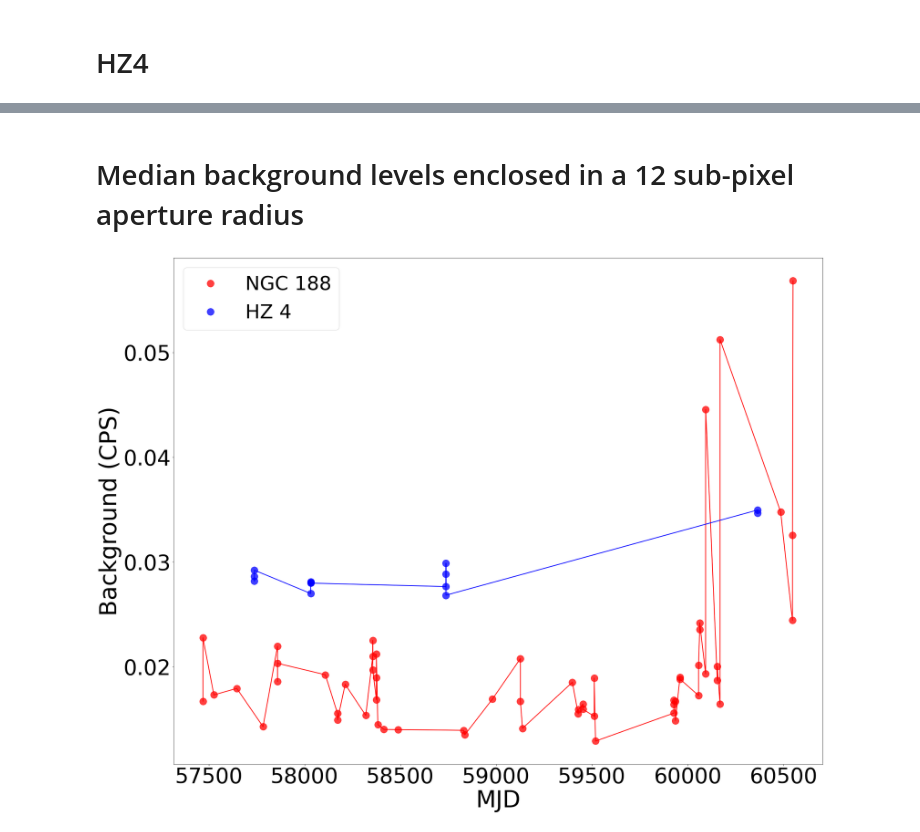
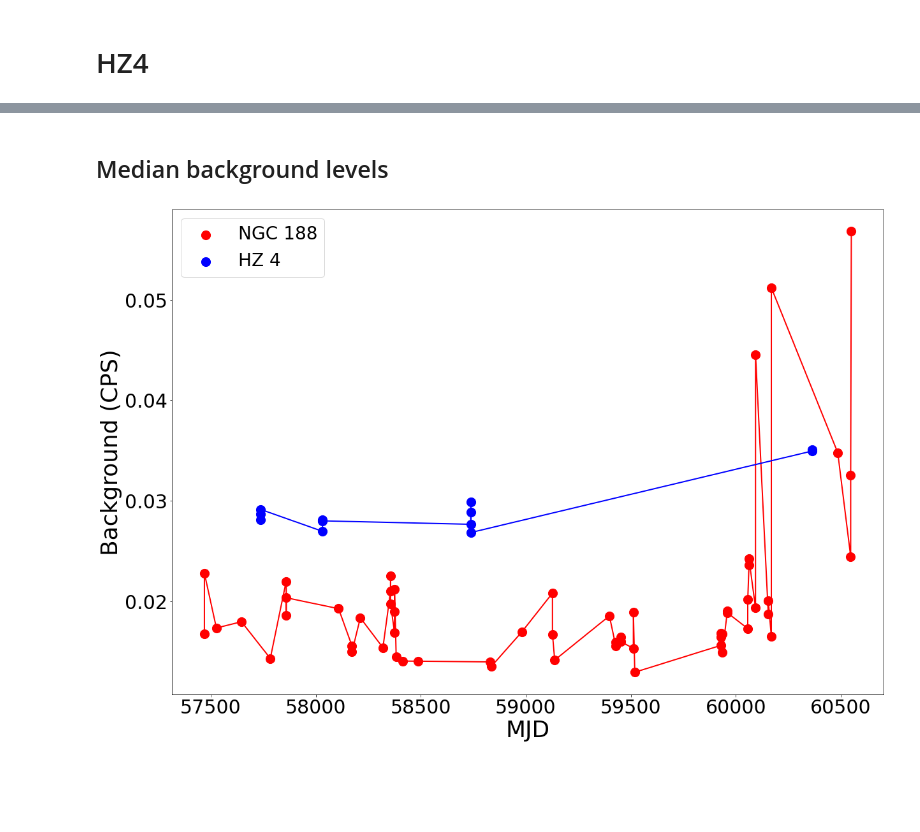
Before and after one commit to akanksha-dagore/UVIT-sensitivity-analysis, a Jupyter notebook: uvit_sensitivity.ipynb, the cells around one changed output, grey strips where cells are left out. Drawn from its saved outputs; the diff is of its cells as text; code cells hidden in the pictures; blank space fills up the shorter version.

```diff
--- a/uvit_sensitivity.ipynb
+++ b/uvit_sensitivity.ipynb
@@ -1414,39 +997,37 @@ Global average CPS: (23.64, 0.08)
 # %% [markdown]
-# Median background levels enclosed in a 12 sub-pixel aperture radius
+## Median background levels
-# %%
-
-median_bkg_img_HZ4 = pd.to_numeric(HZ4['Median background'])
-median_bkg_img = pd.to_numeric(candidate_1['Median background'])
-
-
-
-# Scaling the bkg
-# ---------------
-
-# HZ4
-median_bkg_img_HZ4 = np.array(median_bkg_img_HZ4)
-median_bkg_img_HZ4 = median_bkg_img_HZ4 * ( (np.pi)*((12)**2) )
-
-# NGC 188
-median_bkg_img = np.array(median_bkg_img)
-median_bkg_img = median_bkg_img * ( (np.pi)*((12)**2) )
-
-
-
-# Plotting
-# --------
-
-fig, (ax) = plt.subplots(figsize = (30,24))
-ax.plot(candidate_1['MJD_Time'], median_bkg_img, 'o', label = 'NGC 188', markersize = 18, color = 'r', alpha = 0.75)
-ax.plot(candidate_1['MJD_Time'], median_bkg_img, linewidth = 2, color = 'r')
-ax.plot(HZ4['MJD_Time'], median_bkg_img_HZ4, 'o', label = 'HZ 4', markersize = 18, color = 'b', alpha = 0.75)
-ax.plot(HZ4['MJD_Time'], median_bkg_img_HZ4, linewidth = 2, color = 'b')
-ax.set_xlabel('MJD', fontsize = 60)
-ax.set_ylabel('Background (CPS)', fontsize = 60)
-ax.tick_params(axis = 'x', labelsize = 55)
-ax.tick_params(axis = 'y', labelsize = 55)
-ax.legend(fontsize = 50)
-plt.savefig("plots/median_bkg_NGC188_HZ4.png", facecolor = 'white', bbox_inches = 'tight')
-plt.show()
-# %% [output]
-[figure, removed]
+# %%
+
+bkg_NGC188_col = np.array(pd.to_numeric(candidate_1['Median image background']))
+bkg_HZ4_col = np.array(pd.to_numeric(HZ4['Median image background']))
+
+
+# Background levels enclosed in a 12 sub-pixel aperture radius
+
+bkg_NGC188_12px = bkg_NGC188_col * ( (np.pi)*((12)**2) )
+bkg_HZ4_12px = bkg_HZ4_col * ( (np.pi)*((12)**2) )
+
+
+# Plotting
+# --------
+
+fig, (ax) = plt.subplots(figsize=(20,14))
+
+ax.scatter(candidate_1['MJD'], bkg_NGC188_12px, label='NGC 188', color='r', marker='o',  s=200)
+ax.plot(candidate_1['MJD'], bkg_NGC188_12px, color='r', linewidth=2)
+
+ax.scatter(HZ4['MJD'], bkg_HZ4_12px, label='HZ 4', color='b', marker='o', s=200)
+ax.plot(HZ4['MJD'], bkg_HZ4_12px, color='b', linewidth=2)
+
+ax.tick_params(axis='x', labelsize=30)
+ax.tick_params(axis='y', labelsize=30)
+
+ax.set_xlabel('MJD', fontsize=36)
+ax.set_ylabel('Background (CPS)', fontsize=36)
+
+ax.legend(fontsize=28)
+
+plt.savefig("plots/bkg_12px_NGC188_HZ4.png", facecolor='white', bbox_inches='tight')
+plt.show()
+# %% [output]
+[figure, added]
```
Also changed, not shown: parts of 61 cells of this notebook, 11 other files.
